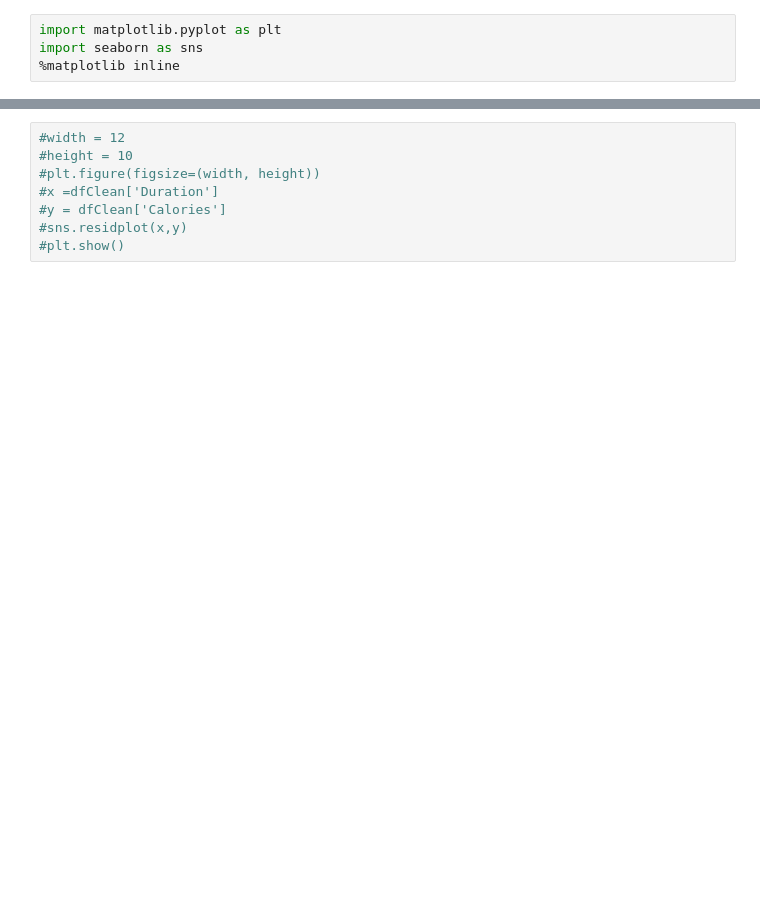
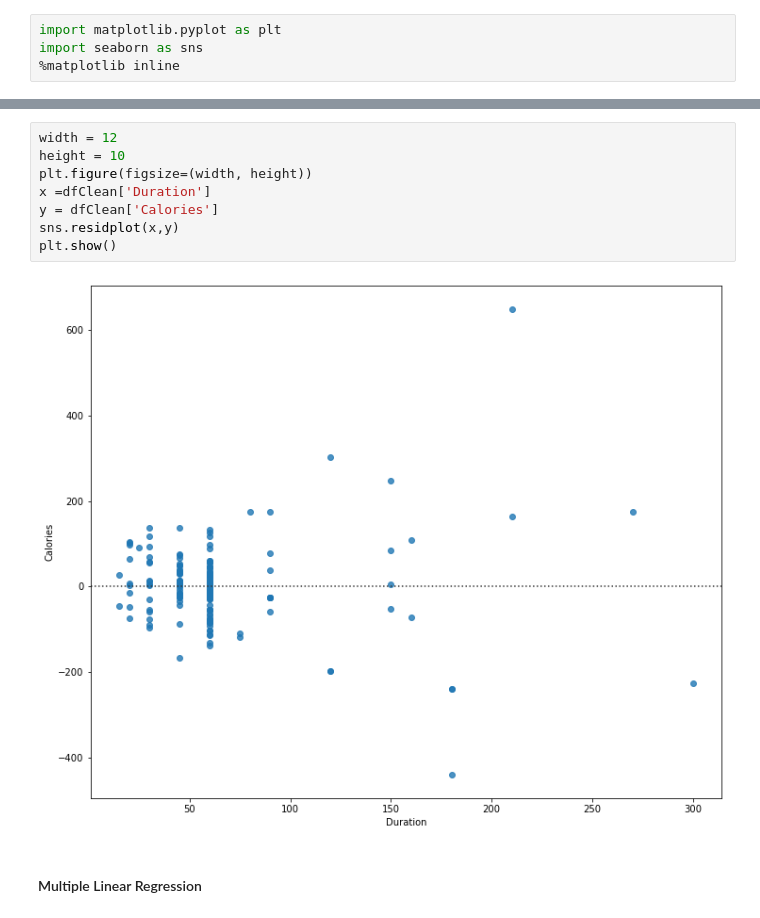
Before and after one commit to leodrivera/Leo_Notebooks, a Jupyter notebook: Semana5_1.ipynb, the cells around one changed output, grey strips where cells are left out. Drawn from its saved outputs; the diff is of its cells as text; blank space fills up the shorter version.

```diff
--- a/Semana5_1.ipynb
+++ b/Semana5_1.ipynb
@@ -335,8 +515,12 @@ import seaborn as sns
 # %%
-#width = 12
-#height = 10
-#plt.figure(figsize=(width, height))
-#x =dfClean['Duration']
-#y = dfClean['Calories']
-#sns.residplot(x,y)
-#plt.show()
+width = 12
+height = 10
+plt.figure(figsize=(width, height))
+x =dfClean['Duration']
+y = dfClean['Calories']
+sns.residplot(x,y)
+plt.show()
+# %% [output]
+[figure, added]
+# %% [markdown]
+<h4>Multiple Linear Regression</h4>
```
Also changed, not shown: parts of 48 cells of this notebook.
